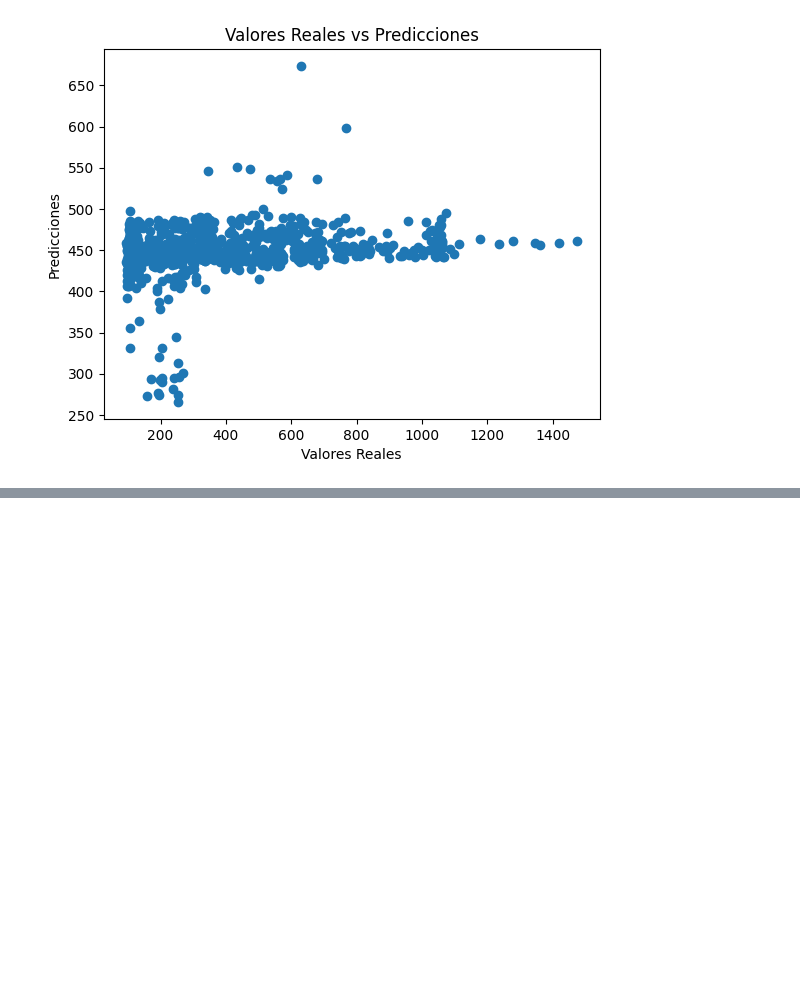
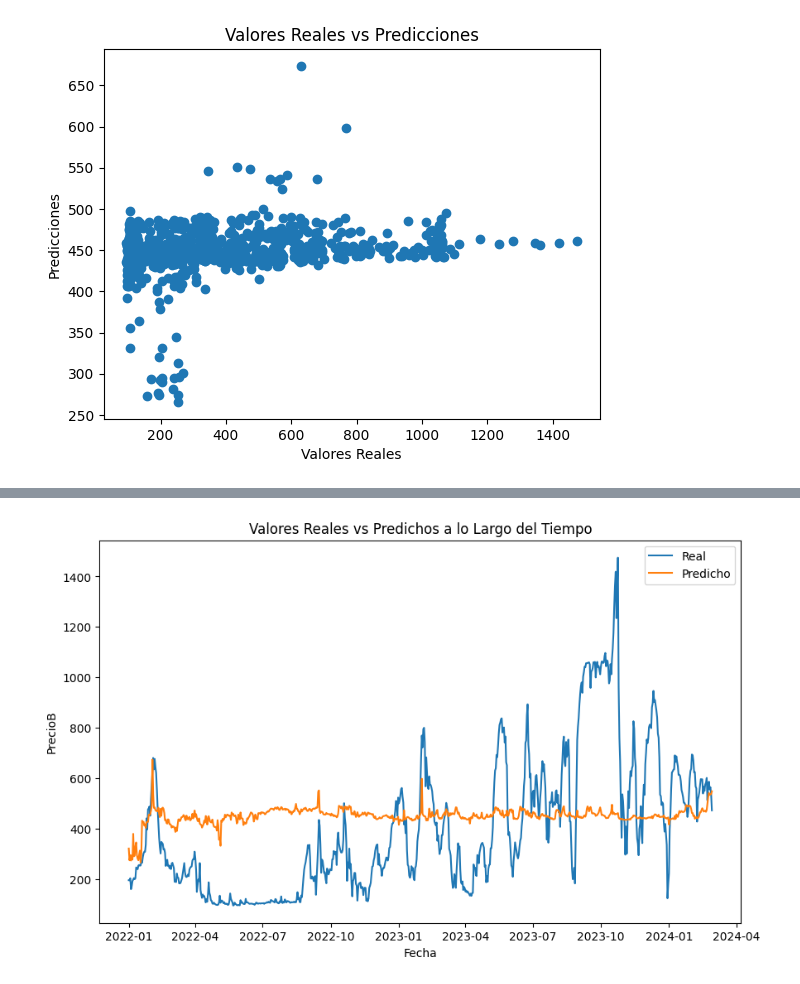
Before and after one commit to Yanalxis/Prediccion-del-precio-en-bolsa-de-la-energ-a-el-ctrica, a Jupyter notebook: Modelos/Random Forrest/trail0001.ipynb, the cells around one changed output, grey strips where cells are left out. Drawn from its saved outputs; the diff is of its cells as text; code cells hidden in the pictures; blank space fills up the shorter version.

Commit message:
Creacion de la grafica lineal
Se crea una grafica para observar el valor real vs el predicho a lo largo del tiempo

```diff
--- a/Modelos/Random Forrest/trail0001.ipynb
+++ b/Modelos/Random Forrest/trail0001.ipynb
@@ -415,0 +436,3 @@ plt.show()
+# %%
+df_predicciones['Date'] = pd.to_datetime(df_predicciones[['year', 'month', 'day']])
+df_predicciones = df_predicciones.drop(['year', 'month', 'day'], axis=1)
@@ -415,0 +448,3 @@ plt.show()
+# %%
+# Añadir 'precioB_future' al DataFrame
+df_predicciones= df_predicciones.assign(PrecioB_future=precioB_future)
@@ -415,0 +478,12 @@ plt.show()
+# %%
+# Crear el gráfico de líneas
+plt.figure(figsize=(10,6))
+plt.plot(df_predicciones['Date'], df_predicciones['PrecioB_future'], label='Real')
+plt.plot(df_predicciones['Date'], df_predicciones['Prediccion_PrecioB'], label='Predicho')
+plt.xlabel('Fecha')
+plt.ylabel('PrecioB')
+plt.title('Valores Reales vs Predichos a lo Largo del Tiempo')
+plt.legend()
+plt.show()
+# %% [output]
+[figure, added]
```
Also changed, not shown: parts of 4 cells of this notebook.
